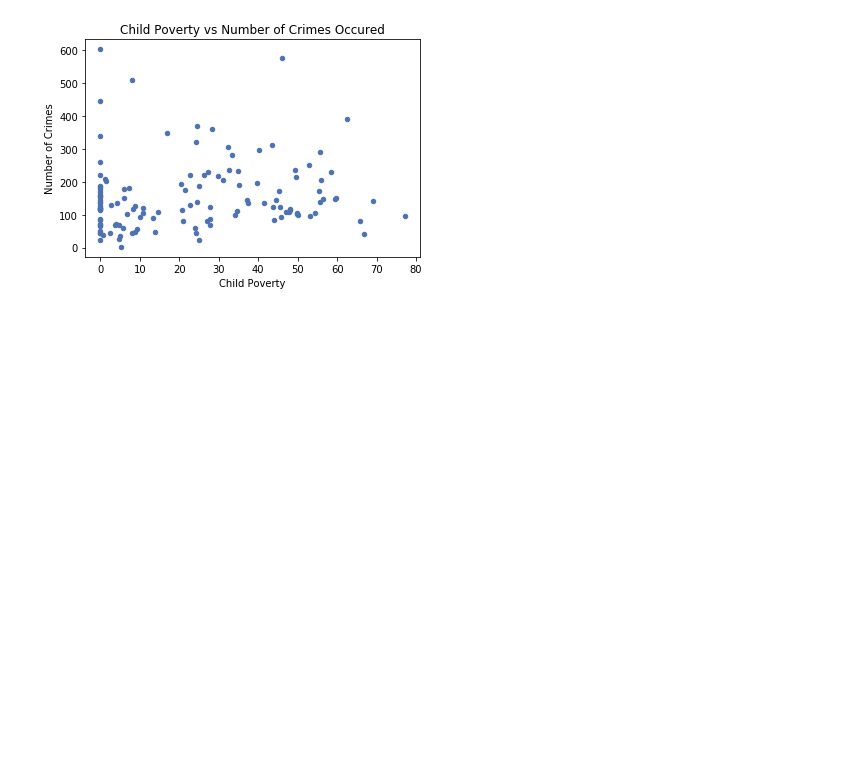
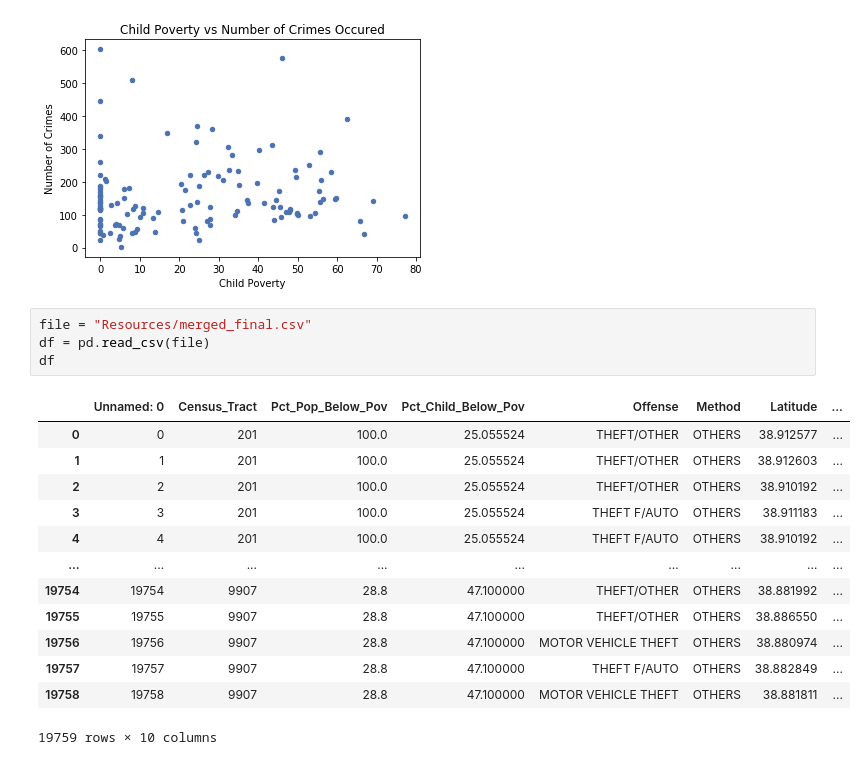
Before and after one commit to poojanagrecha/Crime-and-Poverty-WashingtonD.C, a Jupyter notebook: Pooja- merged_final.ipynb, the cells around one changed output. Saved outputs shown, nothing was run; the diff lists cells and outputs as text; blank space fills up the shorter version.

```diff
--- a/Pooja- merged_final.ipynb
+++ b/Pooja- merged_final.ipynb
@@ -141,3 +141,21 @@ plt.title("Child Poverty vs Number of Crimes Occured")
 plt.show()
 # %% [output]
 [figure]
+# %%
+file = "Resources/merged_final.csv"
+df = pd.read_csv(file)
+df
+# %% [output]
+|  | Unnamed: 0 | Census_Tract | Pct_Pop_Below_Pov | Pct_Child_Below_Pov | Offense | Method | Latitude | ... |
+| 0 | 0 | 201 | 100.0 | 25.055524 | THEFT/OTHER | OTHERS | 38.912577 | ... |
+| 1 | 1 | 201 | 100.0 | 25.055524 | THEFT/OTHER | OTHERS | 38.912603 | ... |
+| 2 | 2 | 201 | 100.0 | 25.055524 | THEFT/OTHER | OTHERS | 38.910192 | ... |
+| 3 | 3 | 201 | 100.0 | 25.055524 | THEFT F/AUTO | OTHERS | 38.911183 | ... |
+| 4 | 4 | 201 | 100.0 | 25.055524 | THEFT F/AUTO | OTHERS | 38.910192 | ... |
+| ... | ... | ... | ... | ... | ... | ... | ... | ... |
+| 19754 | 19754 | 9907 | 28.8 | 47.100000 | THEFT/OTHER | OTHERS | 38.881992 | ... |
+| 19755 | 19755 | 9907 | 28.8 | 47.100000 | THEFT/OTHER | OTHERS | 38.886550 | ... |
+| 19756 | 19756 | 9907 | 28.8 | 47.100000 | MOTOR VEHICLE THEFT | OTHERS | 38.880974 | ... |
+| 19757 | 19757 | 9907 | 28.8 | 47.100000 | THEFT F/AUTO | OTHERS | 38.882849 | ... |
+| 19758 | 19758 | 9907 | 28.8 | 47.100000 | MOTOR VEHICLE THEFT | OTHERS | 38.881811 | ... |
+19759 rows × 10 columns
```
Also changed, not shown: parts of 4 cells of this notebook, 2 other files.
